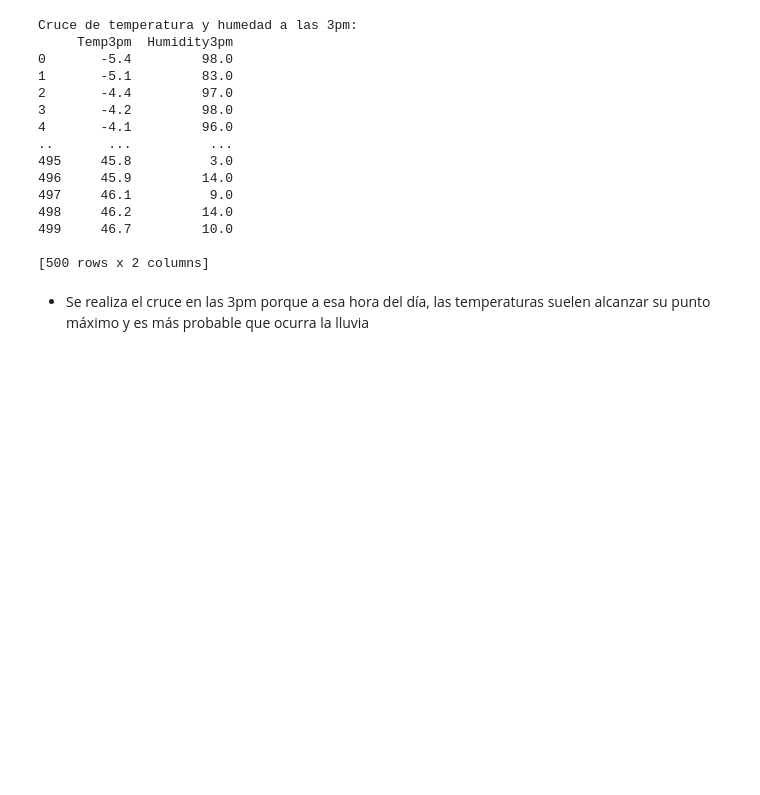
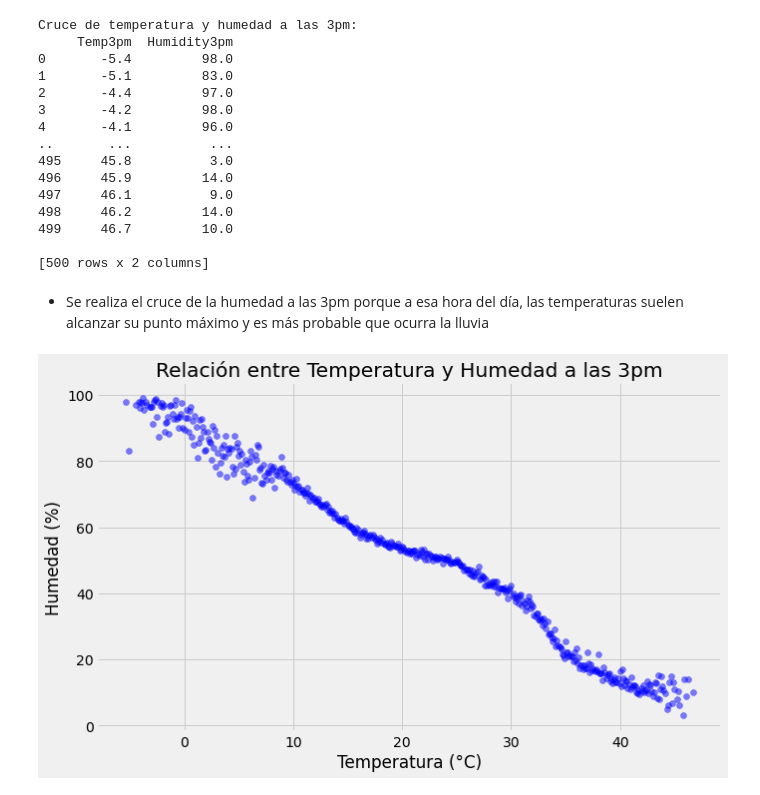
Before and after one commit to xmorh/mineriaDatos, a Jupyter notebook: Entrega1.ipynb, the cells around one changed output. Cells and saved outputs as stored; diff of their text form; code cells hidden in the pictures; blank space fills up the shorter version.

```diff
--- a/Entrega1.ipynb
+++ b/Entrega1.ipynb
@@ -354,10 +417,9 @@ Cruce de RainToday y Rainfall:
 # %%
 # Cruce de la temperatura con la humedad a las 3pm
-temp_humidity = data[["Temp3pm", "Humidity3pm"]].groupby(["Temp3pm"], as_index=False).mean()
+temp_humedad = data.groupby(["Temp3pm"], as_index=False)["Humidity3pm"].mean()
 
-# Mostrar los resultados
 print("Cruce de temperatura y humedad a las 3pm:")
-print(temp_humidity)
+print(temp_humedad)
 # %% [output]
 Cruce de temperatura y humedad a las 3pm:
      Temp3pm  Humidity3pm
@@ -375,4 +437,18 @@ Cruce de temperatura y humedad a las 3pm:
 
 [500 rows x 2 columns]
 # %% [markdown]
-* Se realiza el cruce en las 3pm porque a esa hora del día, las temperaturas suelen alcanzar su punto máximo y es más probable que ocurra la lluvia
+* Se realiza el cruce de la humedad a las 3pm porque a esa hora del día, las temperaturas suelen alcanzar su punto máximo y es más probable que ocurra la lluvia
+# %%
+
+temperatura = temp_humedad["Temp3pm"]
+humedad = temp_humedad["Humidity3pm"]
+
+plt.figure(figsize=(10, 6))
+plt.scatter(temperatura, humedad, color='blue', alpha=0.5)
+plt.title('Relación entre Temperatura y Humedad a las 3pm')
+plt.xlabel('Temperatura (°C)')
+plt.ylabel('Humedad (%)')
+plt.grid(True)
+plt.show()
+# %% [output]
+[figure, added]
```
Also changed, not shown: parts of 20 cells of this notebook.
